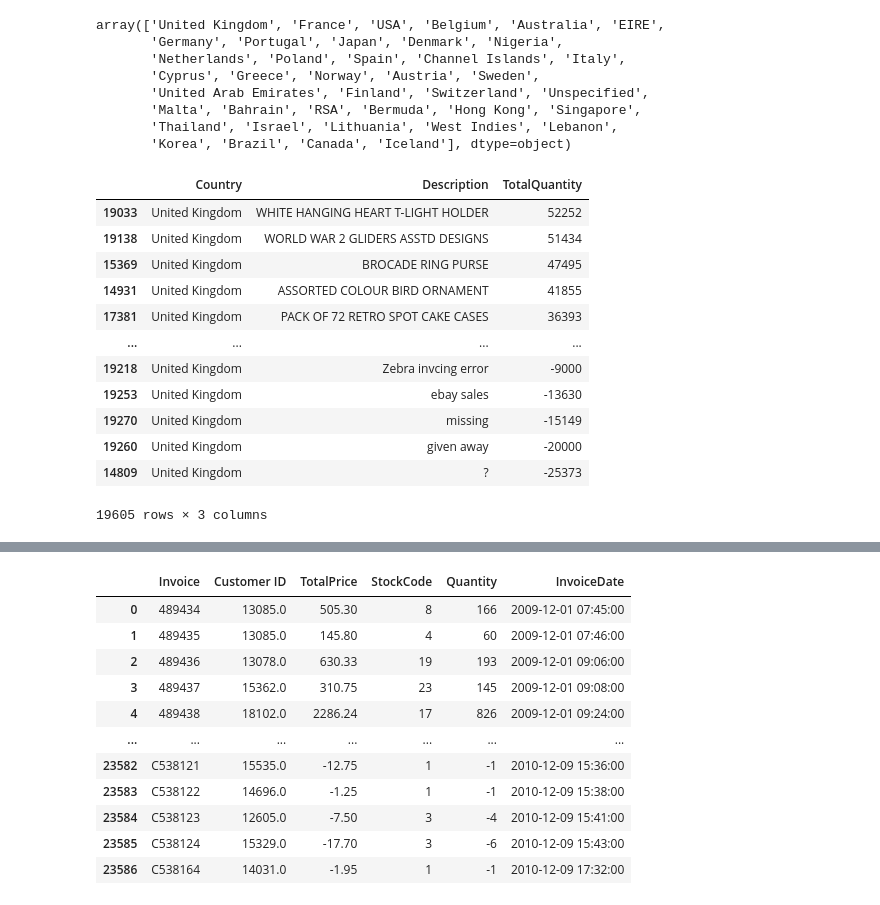
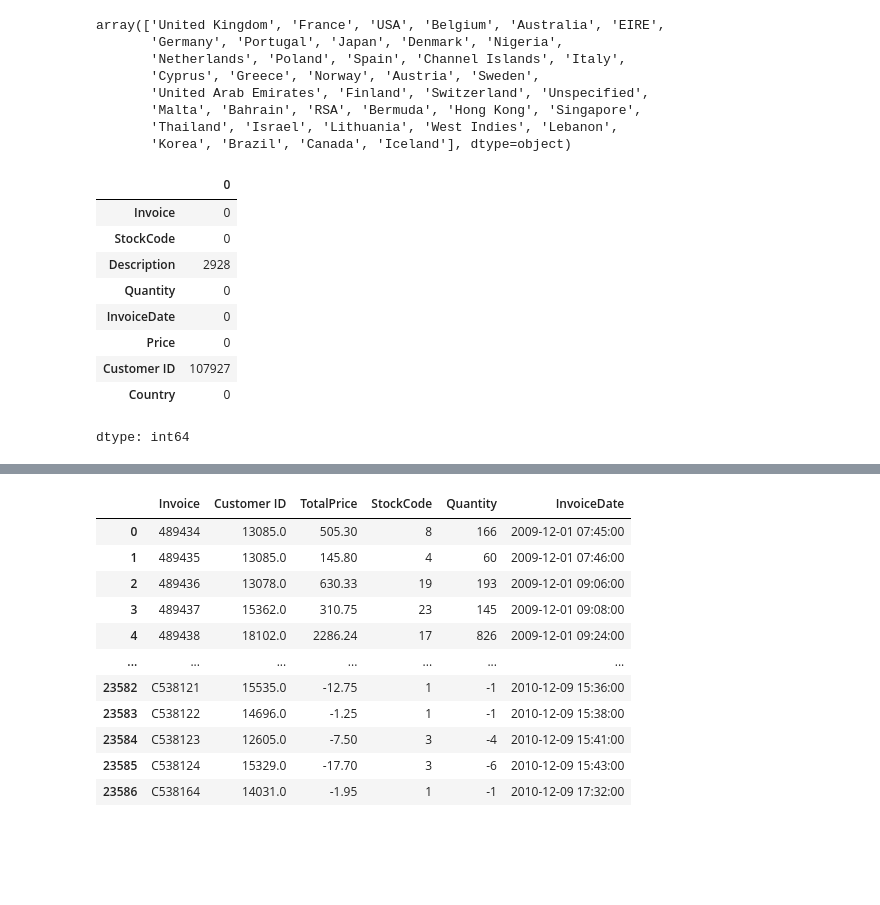
Before and after one commit to Nourshaolin/Real-Time-Retail-Analytics-and-Product-Recommender, a Jupyter notebook: RealTime_Retail_Analytics_and_Product_Recommender.ipynb, the cells around one changed output, grey strips where cells are left out. Saved outputs shown, nothing was run; the diff lists cells and outputs as text; code cells hidden in the pictures; blank space fills up the shorter version.

```diff
--- a/RealTime_Retail_Analytics_and_Product_Recommender.ipynb
+++ b/RealTime_Retail_Analytics_and_Product_Recommender.ipynb
@@ -122,20 +125,3 @@ array(['United Kingdom', 'France', 'USA', 'Belgium', 'Australia', 'EIRE',
        'Malta', 'Bahrain', 'RSA', 'Bermuda', 'Hong Kong', 'Singapore',
        'Thailand', 'Israel', 'Lithuania', 'West Indies', 'Lebanon',
        'Korea', 'Brazil', 'Canada', 'Iceland'], dtype=object)
-# %%
-#Total quantity
-df.groupby(["Country", "Description"])["Quantity"].sum().reset_index(name="TotalQuantity").sort_values(by="TotalQuantity", ascending=False)
-# %% [output]
-|  | Country | Description | TotalQuantity |
-| 19033 | United Kingdom | WHITE HANGING HEART T-LIGHT HOLDER | 52252 |
-| 19138 | United Kingdom | WORLD WAR 2 GLIDERS ASSTD DESIGNS | 51434 |
-| 15369 | United Kingdom | BROCADE RING PURSE | 47495 |
-| 14931 | United Kingdom | ASSORTED COLOUR BIRD ORNAMENT | 41855 |
-| 17381 | United Kingdom | PACK OF 72 RETRO SPOT CAKE CASES | 36393 |
-| ... | ... | ... | ... |
-| 19218 | United Kingdom | Zebra invcing error | -9000 |
-| 19253 | United Kingdom | ebay sales | -13630 |
-| 19270 | United Kingdom | missing | -15149 |
-| 19260 | United Kingdom | given away | -20000 |
-| 14809 | United Kingdom | ? | -25373 |
-19605 rows × 3 columns
@@ -143,0 +128,18 @@ df.dropna(subset=['Customer ID'], inplace=True)
+# %%
+# Look for missing values
+'''
+Description: 2928 NaN values
+Customer ID: 107927 NaN values -> relevant
+'''
+df.isna().sum()
+# %% [output]
+|  | 0 |
+| Invoice | 0 |
+| StockCode | 0 |
+| Description | 2928 |
+| Quantity | 0 |
+| InvoiceDate | 0 |
+| Price | 0 |
+| Customer ID | 107927 |
+| Country | 0 |
+dtype: int64
```
Also changed, not shown: parts of 9 cells of this notebook.
